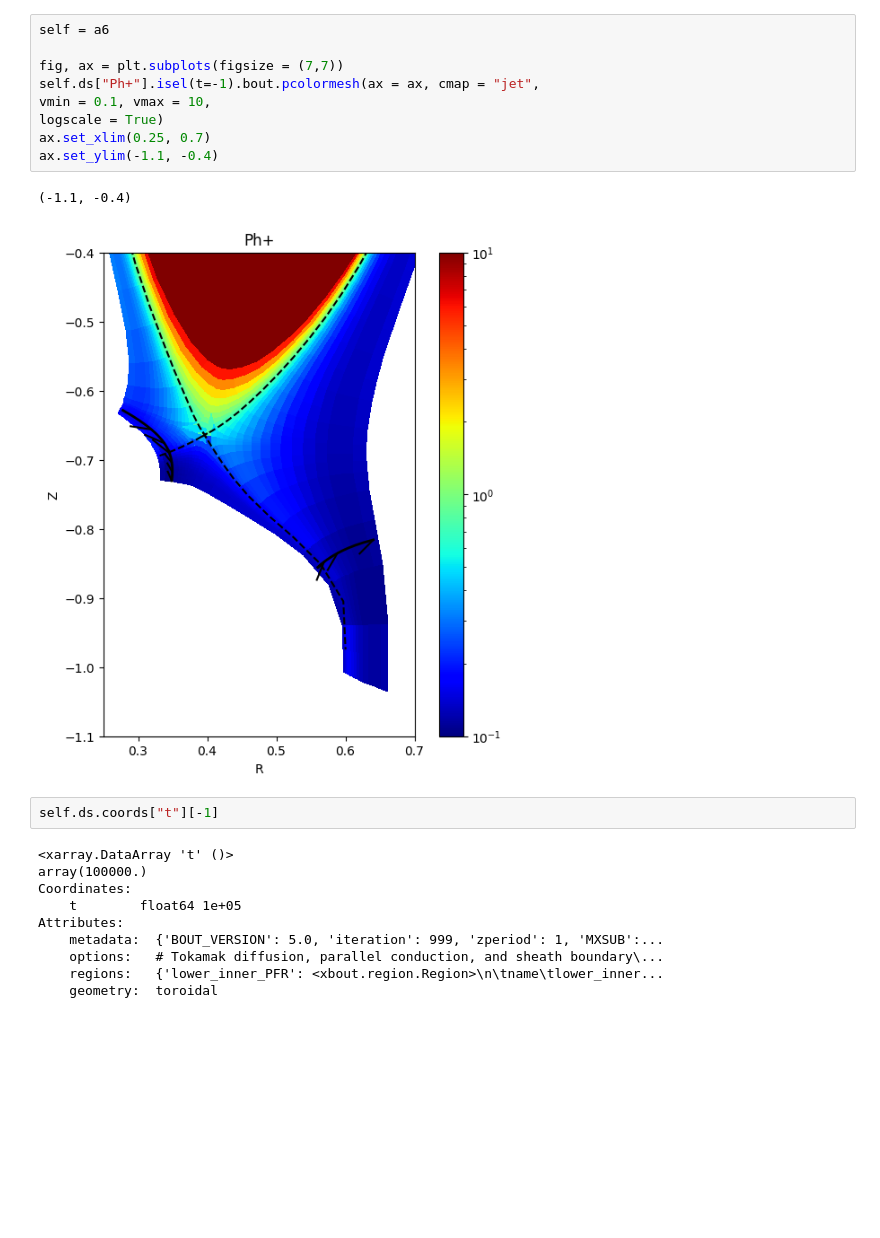
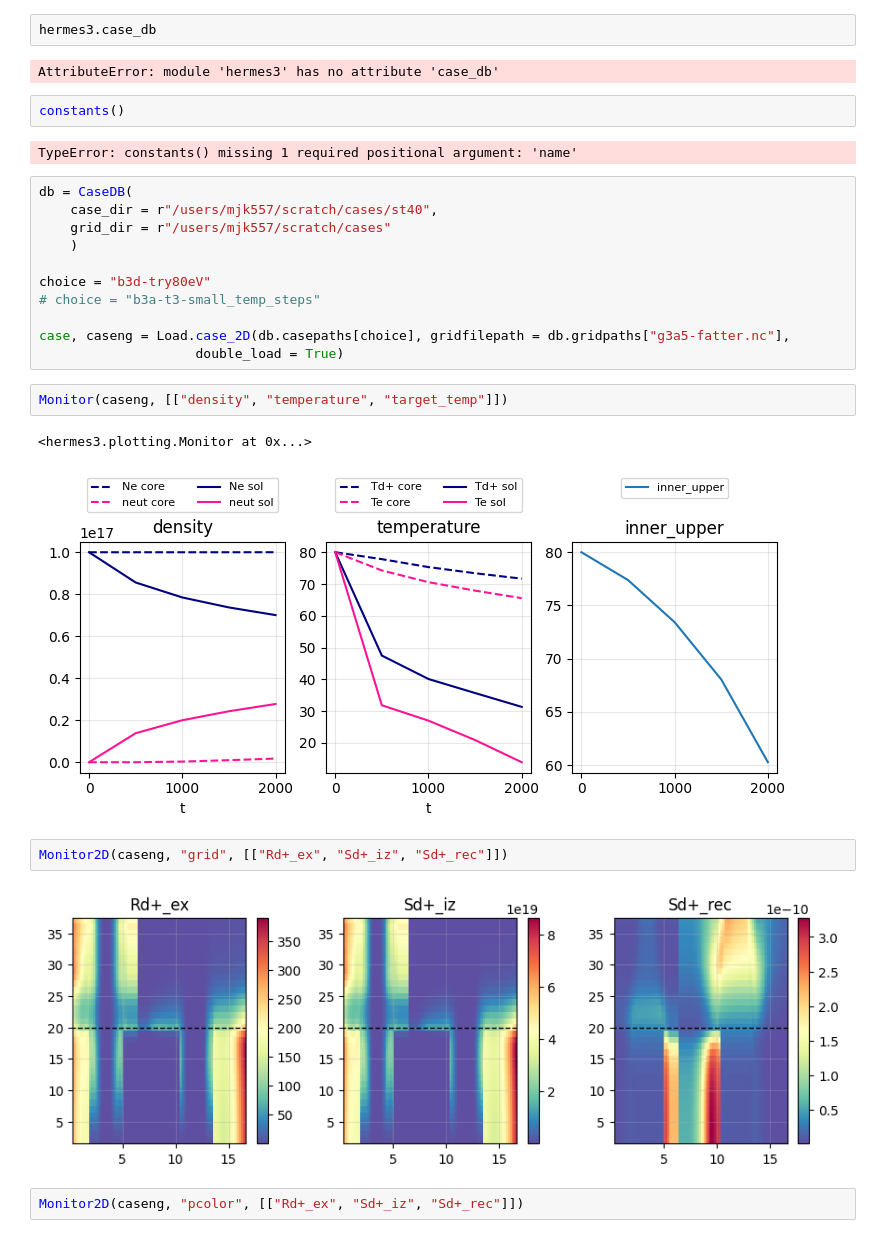
Before and after one commit to mikekryjak/sdtools, a Jupyter notebook: viking-pp.ipynb, the cells around one changed output. Drawn from its saved outputs; the diff is of its cells as text; blank space fills up the shorter version.

Commit message:
Monitor improvements, double loading

```diff
--- a/viking-pp.ipynb
+++ b/viking-pp.ipynb
@@ -41,24 +27,30 @@ plt.plot(np.mean(self.ds["Ph+"].values, axis = (1, 2)))
-# %%
-self = a6
-
-fig, ax = plt.subplots(figsize = (7,7))
-self.ds["Ph+"].isel(t=-1).bout.pcolormesh(ax = ax, cmap = "jet",
-vmin = 0.1, vmax = 10,
-logscale = True)
-ax.set_xlim(0.25, 0.7)
-ax.set_ylim(-1.1, -0.4)
-# %% [output]
-(-1.1, -0.4)
-[figure, removed]
-# %%
-self.ds.coords["t"][-1]
-# %% [output]
-<xarray.DataArray 't' ()>
-array(100000.)
-Coordinates:
-    t        float64 1e+05
-Attributes:
-    metadata:  {'BOUT_VERSION': 5.0, 'iteration': 999, 'zperiod': 1, 'MXSUB':...
-    options:   # Tokamak diffusion, parallel conduction, and sheath boundary\...
-    regions:   {'lower_inner_PFR': <xbout.region.Region>\n\tname\tlower_inner...
-    geometry:  toroidal
+# %%
+hermes3.case_db
+# %% [output]
+AttributeError: module 'hermes3' has no attribute 'case_db'
+# %%
+constants()
+# %% [output]
+TypeError: constants() missing 1 required positional argument: 'name'
+# %%
+db = CaseDB(
+    case_dir = r"/users/mjk557/scratch/cases/st40",
+    grid_dir = r"/users/mjk557/scratch/cases"
+    )
+
+choice = "b3d-try80eV"
+# choice = "b3a-t3-small_temp_steps"
+
+case, caseng = Load.case_2D(db.casepaths[choice], gridfilepath = db.gridpaths["g3a5-fatter.nc"],
+                    double_load = True)
+# %%
+Monitor(caseng, [["density", "temperature", "target_temp"]])
+# %% [output]
+<hermes3.plotting.Monitor at 0x...>
+[figure, added]
+# %%
+Monitor2D(caseng, "grid", [["Rd+_ex", "Sd+_iz", "Sd+_rec"]])
+# %% [output]
+[figure, added]
+# %%
+Monitor2D(caseng, "pcolor", [["Rd+_ex", "Sd+_iz", "Sd+_rec"]])
```
Also changed, not shown: parts of 7 cells of this notebook, 2 other files.
